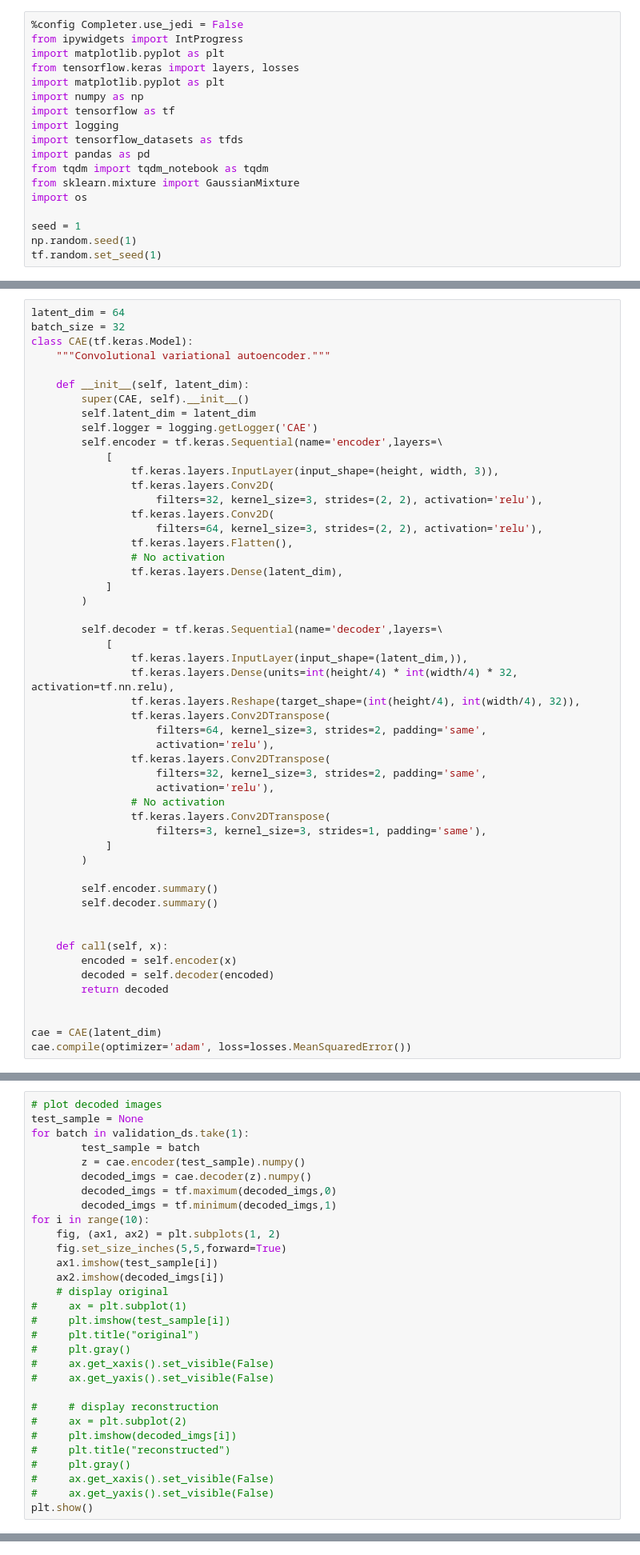
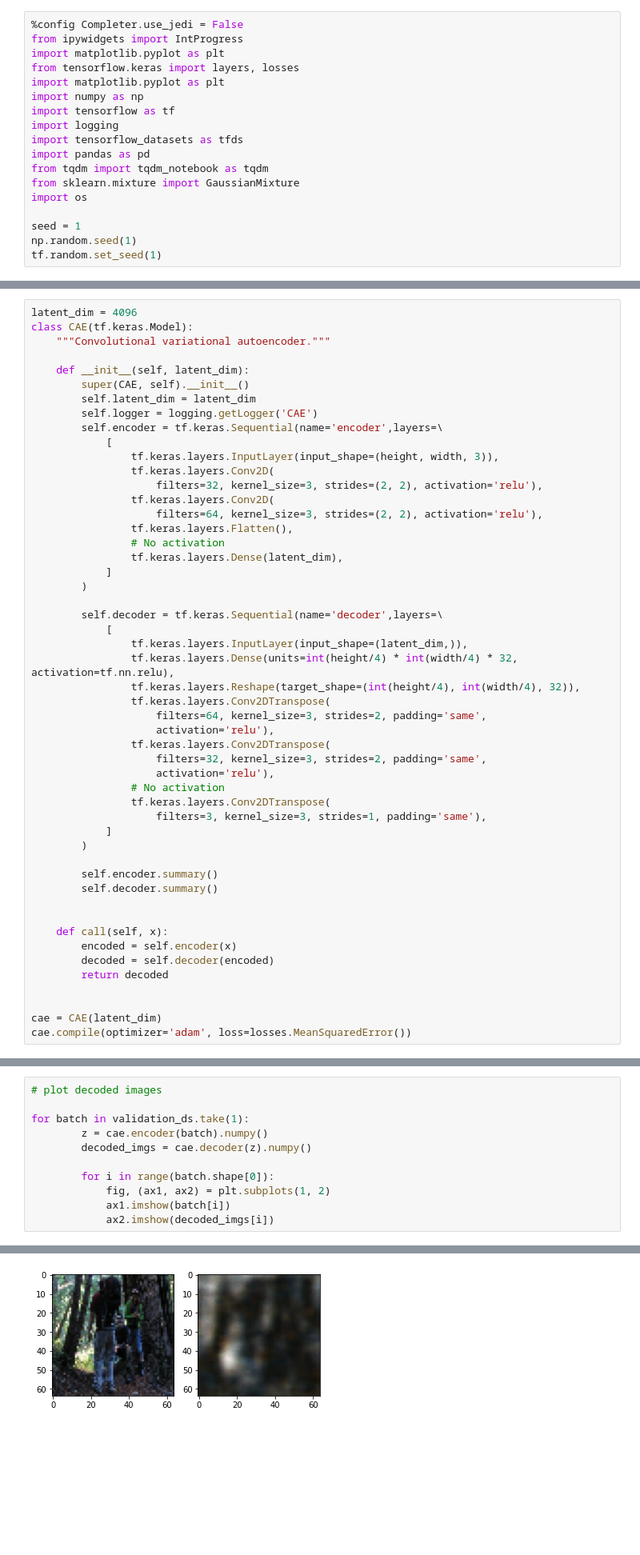
Before and after one commit to mbaddar1/wias_uq_rl, a Jupyter notebook: vae/nb/CAE_Z_Posterior_Boostrapping_Standard_Tensorflow_Images_datasets_v0.1.ipynb, the cells around one changed output, grey strips where cells are left out. Shown at 80% size. Saved outputs shown, nothing was run; the diff lists cells and outputs as text; blank space fills up the shorter version.

```diff
--- a/vae/nb/CAE_Z_Posterior_Boostrapping_Standard_Tensorflow_Images_datasets_v0.1.ipynb
+++ b/vae/nb/CAE_Z_Posterior_Boostrapping_Standard_Tensorflow_Images_datasets_v0.1.ipynb
@@ -112,6 +95,5 @@ for e in test_ds.take(10):
 # %%
-latent_dim = 64
-batch_size = 32
+latent_dim = 4096
 class CAE(tf.keras.Model):
     """Convolutional variational autoencoder."""
 
@@ -242,30 +193,0 @@ CAE loss for dataset kitti = 0.047200001776218414
-# %%
-# plot decoded images
-test_sample = None
-for batch in validation_ds.take(1):
-        test_sample = batch
-        z = cae.encoder(test_sample).numpy()
-        decoded_imgs = cae.decoder(z).numpy()
-        decoded_imgs = tf.maximum(decoded_imgs,0)
-        decoded_imgs = tf.minimum(decoded_imgs,1)
-for i in range(10):
-    fig, (ax1, ax2) = plt.subplots(1, 2)
-    fig.set_size_inches(5,5,forward=True)
-    ax1.imshow(test_sample[i])
-    ax2.imshow(decoded_imgs[i])
-    # display original
-#     ax = plt.subplot(1)
-#     plt.imshow(test_sample[i])
-#     plt.title("original")
-#     plt.gray()
-#     ax.get_xaxis().set_visible(False)
-#     ax.get_yaxis().set_visible(False)
-
-#     # display reconstruction
-#     ax = plt.subplot(2)
-#     plt.imshow(decoded_imgs[i])
-#     plt.title("reconstructed")
-#     plt.gray()
-#     ax.get_xaxis().set_visible(False)
-#     ax.get_yaxis().set_visible(False)
-plt.show()
@@ -282,0 +208,12 @@ plt.show()
+# %%
+# plot decoded images
+
+for batch in validation_ds.take(1):
+        z = cae.encoder(batch).numpy()
+        decoded_imgs = cae.decoder(z).numpy()
+
+        for i in range(batch.shape[0]):
+            fig, (ax1, ax2) = plt.subplots(1, 2)
+            ax1.imshow(batch[i])
+            ax2.imshow(decoded_imgs[i])
+# %% [output]
@@ -282,0 +237 @@ plt.show()
+[figure, added]
```
Also changed, not shown: parts of 24 cells of this notebook, 3 other files.
